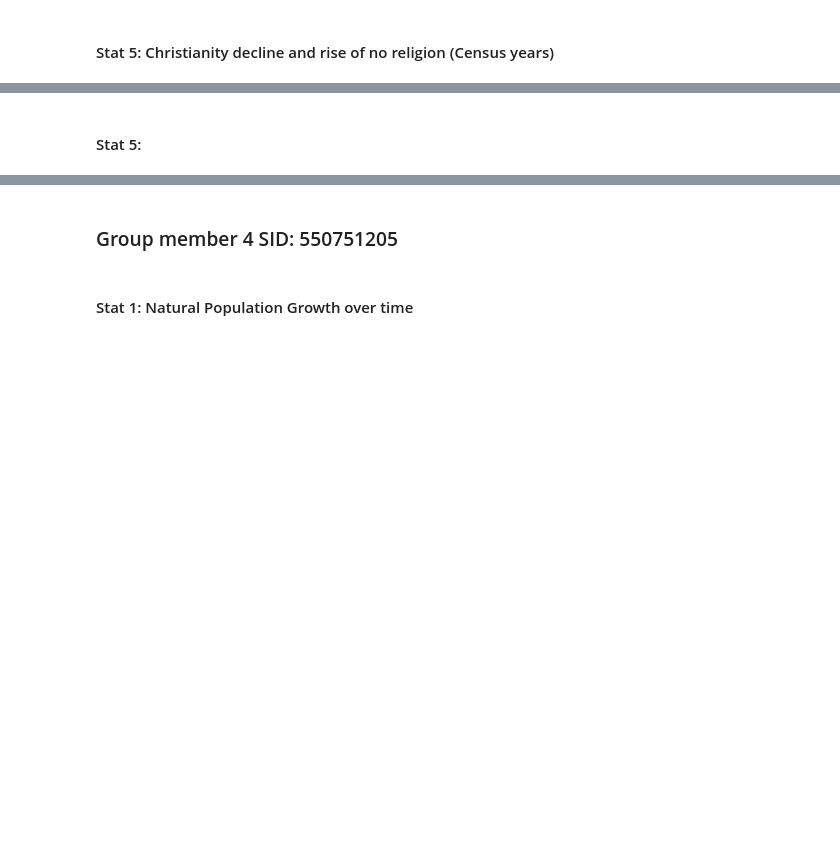
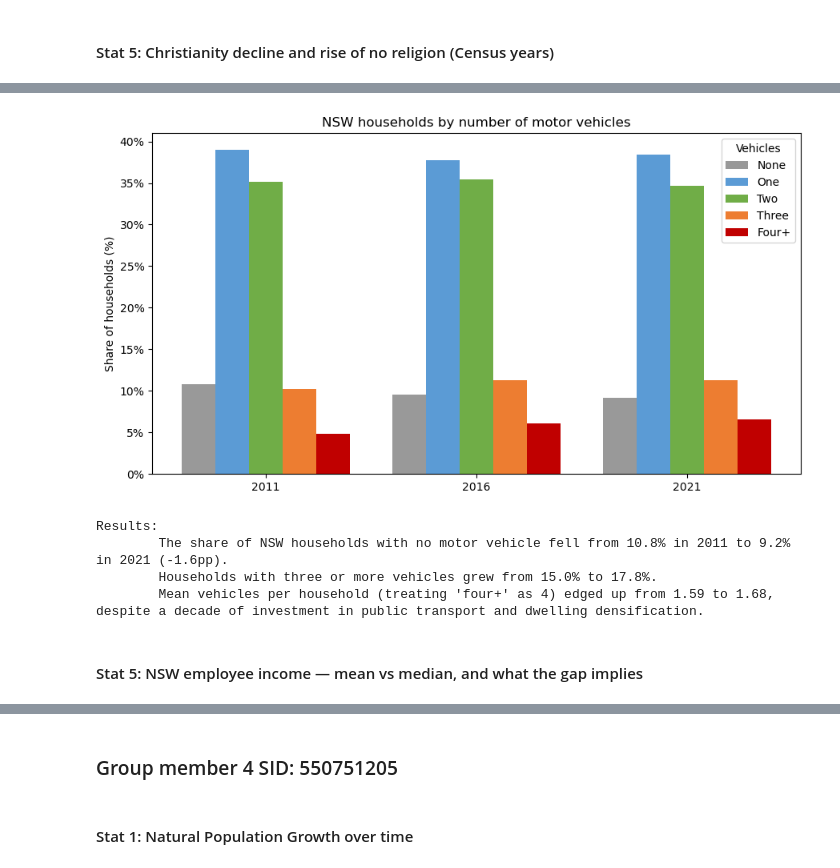
Before and after one commit to Rven66/DATA2001-Assignment_1, a Jupyter notebook: DATA2001-Assignment_1.ipynb, the cells around one changed output, grey strips where cells are left out. Saved outputs shown, nothing was run; the diff lists cells and outputs as text; code cells hidden in the pictures; blank space fills up the shorter version.

```diff
--- a/DATA2001-Assignment_1.ipynb
+++ b/DATA2001-Assignment_1.ipynb
@@ -495,2 +705,62 @@ plt.show()
+# %%
+# Stat 4: Distribution of motor vehicles per household across census years
+
+vehic_codes = {
+    'VEHIC_2': 'None',
+    'VEHIC_3': 'One',
+    'VEHIC_4': 'Two',
+    'VEHIC_5': 'Three',
+    'VEHIC_6': 'Four+'
+}
+veh = region_long_clean[region_long_clean['Measure Code'].isin(vehic_codes.keys())].copy()
+veh['Cars'] = veh['Measure Code'].map(vehic_codes)
+veh['Year'] = pd.to_numeric(veh['Year'], errors='coerce')
+
+# Convert raw household counts to share-of-households per year
+totals = veh.groupby('Year')['Value'].sum()
+veh['Share'] = veh.apply(lambda r: r['Value'] / totals[r['Year']] * 100, axis=1)
+
+pivot_veh = veh.pivot_table(index='Year', columns='Cars', values='Share')
+pivot_veh = pivot_veh[['None', 'One', 'Two', 'Three', 'Four+']]
+
+fig, ax = plt.subplots(figsize=(9, 5))
+years = pivot_veh.index.astype(int).astype(str)
+x = np.arange(len(years))
+w = 0.16
+veh_colors = ['#999999', '#5B9BD5', '#70AD47', '#ED7D31', '#C00000']
+for i, c in enumerate(pivot_veh.columns):
+    ax.bar(x + (i - 2) * w, pivot_veh[c], width=w, color=veh_colors[i], label=c)
+ax.set_xticks(x); ax.set_xticklabels(years)
+ax.set_ylabel('Share of households (%)')
+ax.set_title('NSW households by number of motor vehicles')
+ax.yaxis.set_major_formatter(mticker.FuncFormatter(lambda x, _: f'{x:.0f}%'))
+ax.legend(title='Vehicles')
+plt.tight_layout()
+plt.show()
+
+# Mean cars/household using midpoints (Four+ counted as 4 - conservative)
+midpoints = {'None': 0, 'One': 1, 'Two': 2, 'Three': 3, 'Four+': 4}
+mean_cars = {int(yr): sum(pivot_veh.loc[yr, c]/100 * midpoints[c]
+                          for c in pivot_veh.columns) for yr in pivot_veh.index}
+
+start_yr, end_yr = int(pivot_veh.index.min()), int(pivot_veh.index.max())
+zero_change      = pivot_veh.loc[end_yr, 'None'] - pivot_veh.loc[start_yr, 'None']
+three_plus_2011  = pivot_veh.loc[start_yr, 'Three'] + pivot_veh.loc[start_yr, 'Four+']
+three_plus_2021  = pivot_veh.loc[end_yr,   'Three'] + pivot_veh.loc[end_yr,   'Four+']
+
+print("Results:")
+print(f"\tThe share of NSW households with no motor vehicle "
+      f"{'fell' if zero_change < 0 else 'rose'} from {pivot_veh.loc[start_yr,'None']:.1f}% in {start_yr} "
+      f"to {pivot_veh.loc[end_yr,'None']:.1f}% in {end_yr} ({zero_change:+.1f}pp).")
+print(f"\tHouseholds with three or more vehicles grew from {three_plus_2011:.1f}% to {three_plus_2021:.1f}%.")
+print(f"\tMean vehicles per household (treating 'four+' as 4) edged up from "
+      f"{mean_cars[start_yr]:.2f} to {mean_cars[end_yr]:.2f}, despite a decade of investment in public "
+      f"transport and dwelling densification.\n")
+# %% [output]
+[figure, added]
+Results:
+        The share of NSW households with no motor vehicle fell from 10.8% in 2011 to 9.2% in 2021 (-1.6pp).
+        Households with three or more vehicles grew from 15.0% to 17.8%.
+        Mean vehicles per household (treating 'four+' as 4) edged up from 1.59 to 1.68, despite a decade of investment in public transport and dwelling densification.
 # %% [markdown]
-#### Stat 5:
+#### Stat 5: NSW employee income — mean vs median, and what the gap implies
```
Also changed, not shown: parts of 72 cells of this notebook.
